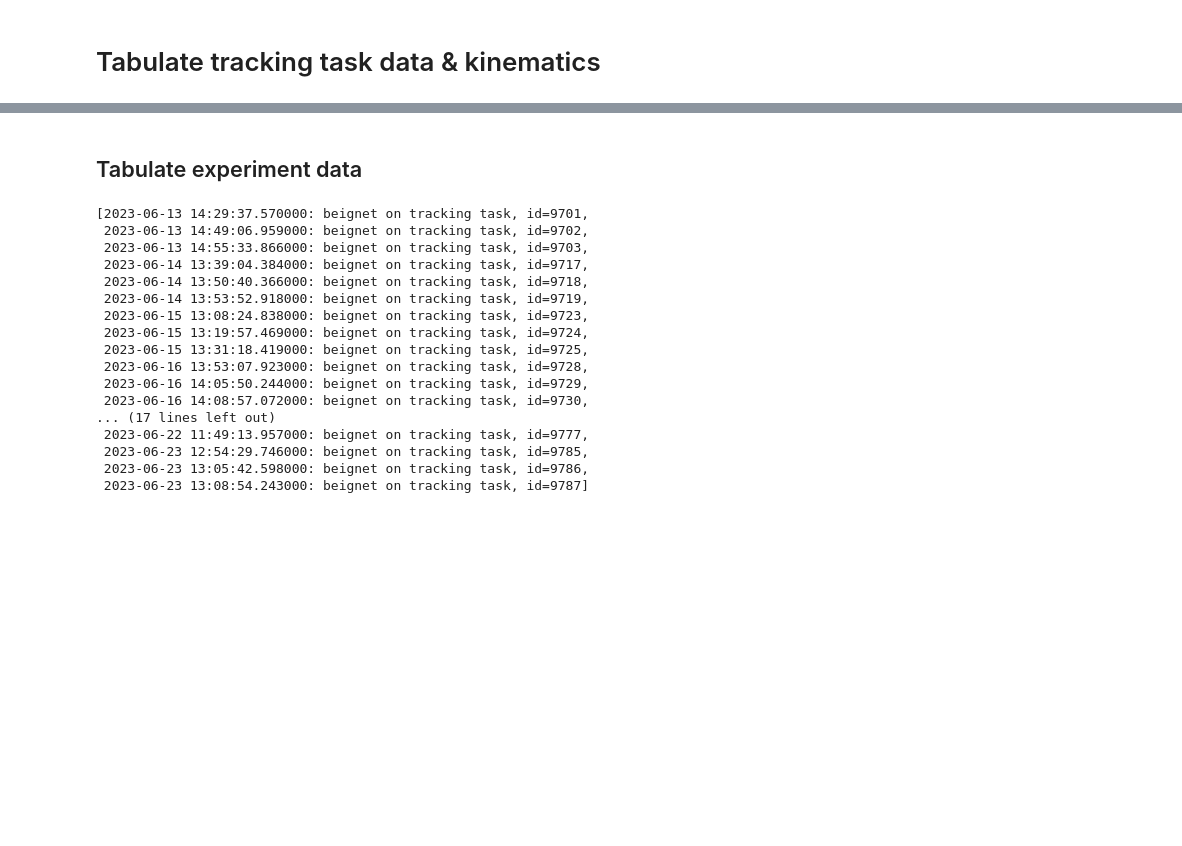
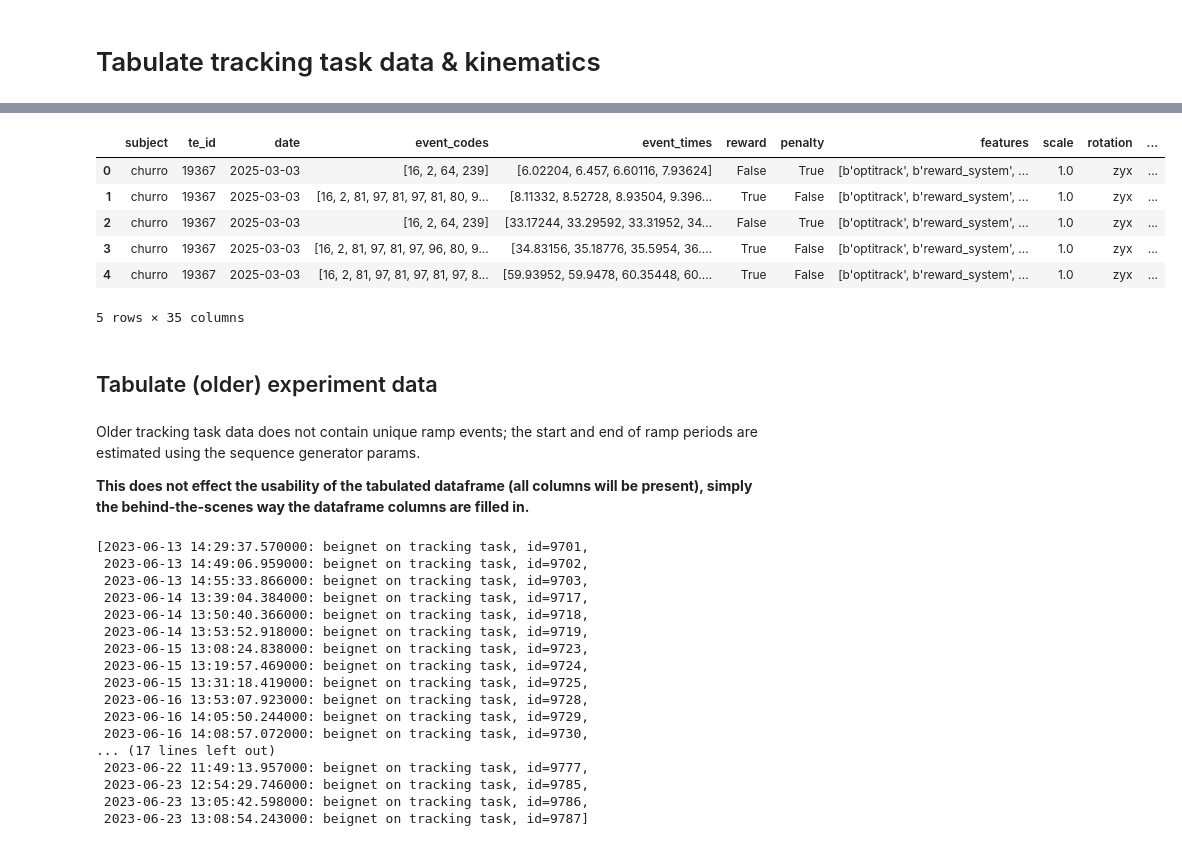
Before and after one commit to aolabNeuro/analyze, a Jupyter notebook: docs/source/examples/tabulate_tracking_task_example.ipynb, the cells around one changed output, grey strips where cells are left out. Cells and saved outputs as stored; diff of their text form; code cells hidden in the pictures; blank space fills up the shorter version.

```diff
--- a/docs/source/examples/tabulate_tracking_task_example.ipynb
+++ b/docs/source/examples/tabulate_tracking_task_example.ipynb
@@ -23,0 +30,11 @@ samplerate = 120
+# %%
+# set subject and range of dates to look up
+subject = 'churro'
+task_date = (date.fromisoformat('2025-03-03'), date.fromisoformat('2025-03-13'))
+
+# look up sessions (aka entries) of subject within date range
+entries = db.lookup_sessions(subject=subject, date=task_date, task_desc='tracking task')
+display(entries)
+
+# sort entries into lists of important metadata
+subjects, te_ids, te_dates = db.list_entry_details(entries)
@@ -24,5 +53,26 @@ samplerate = 120
+# %%
+# tabulate data across entries into a df where rows = trials
+metadata = [
+    'features', 'scale', 'rotation', 'exp_rotation', 'offset',
+    'trajectory_amplitude', 'disturbance_amplitude', 'cursor_radius', 'target_radius',
+    'tracking_out_time'
+]
+df = bmi3d.tabulate_behavior_data_tracking_task(preproc_dir, subjects, te_ids, te_dates, metadata)
+df.head()
+# %% [output]
+|  | subject | te_id | date | event_codes | event_times | reward | penalty | features | scale | rotation | ... |
+| 0 | churro | 19367 | 2025-03-03 | [16, 2, 64, 239] | [6.02204, 6.457, 6.60116, 7.93624] | False | True | [b'optitrack', b'reward_system', ... | 1.0 | zyx | ... |
+| 1 | churro | 19367 | 2025-03-03 | [16, 2, 81, 97, 81, 97, 81, 80, 9... | [8.11332, 8.52728, 8.93504, 9.396... | True | False | [b'optitrack', b'reward_system', ... | 1.0 | zyx | ... |
+| 2 | churro | 19367 | 2025-03-03 | [16, 2, 64, 239] | [33.17244, 33.29592, 33.31952, 34... | False | True | [b'optitrack', b'reward_system', ... | 1.0 | zyx | ... |
+| 3 | churro | 19367 | 2025-03-03 | [16, 2, 81, 97, 81, 97, 96, 80, 9... | [34.83156, 35.18776, 35.5954, 36.... | True | False | [b'optitrack', b'reward_system', ... | 1.0 | zyx | ... |
+| 4 | churro | 19367 | 2025-03-03 | [16, 2, 81, 97, 81, 97, 81, 97, 8... | [59.93952, 59.9478, 60.35448, 60.... | True | False | [b'optitrack', b'reward_system', ... | 1.0 | zyx | ... |
+5 rows × 35 columns
 # %% [markdown]
-## Tabulate experiment data
+## Tabulate (older) experiment data
+# %% [markdown]
+Older tracking task data does not contain unique ramp events; the start and end of ramp periods are estimated using the sequence generator params.
+
+**This does not effect the usability of the tabulated dataframe (all columns will be present), simply the behind-the-scenes way the dataframe columns are filled in.**
 # %%
 # set subject and range of dates to look up
 subject = 'beignet'
```
Also changed, not shown: parts of 20 cells of this notebook.
